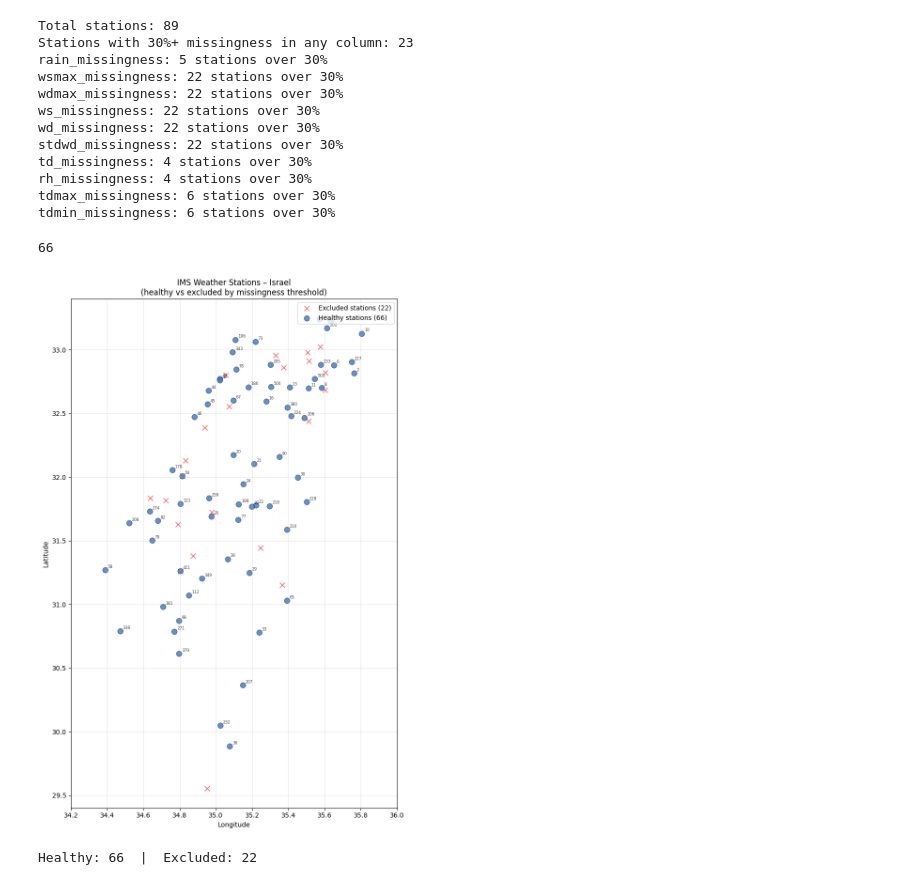
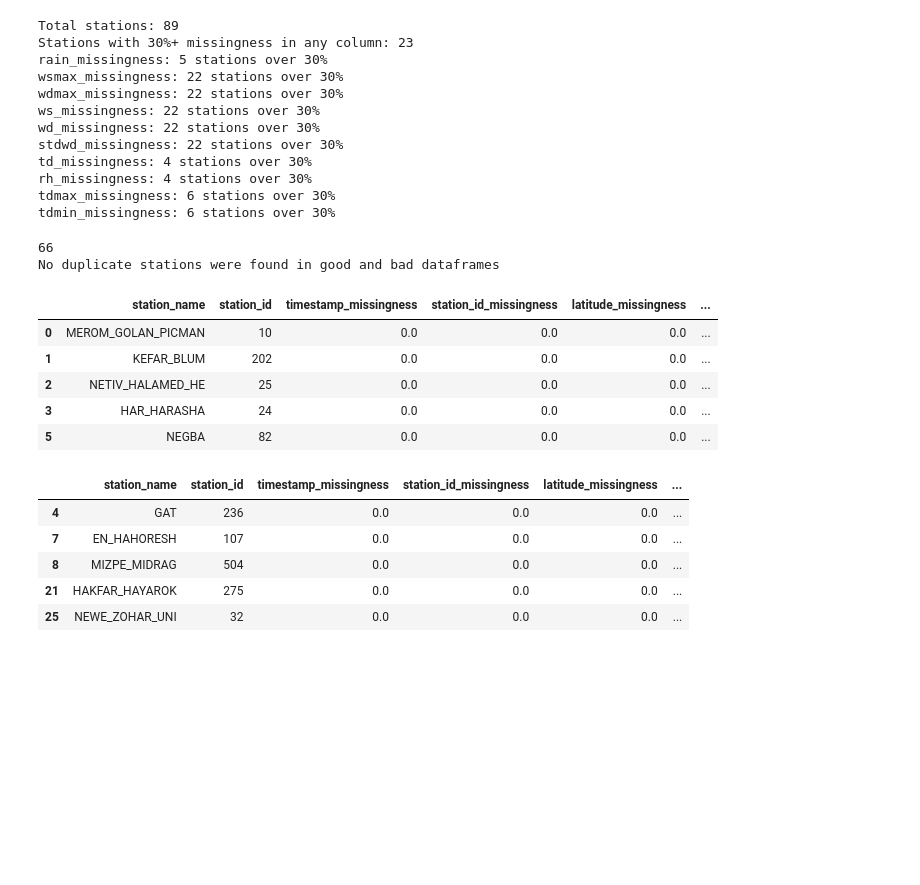
Before and after one commit to jadosh123/SparseData-AI-Precipitation-Forecasting, a Jupyter notebook: src/weather_engine/data_inspection.ipynb, the cells around one changed output. Saved outputs shown, nothing was run; the diff lists cells and outputs as text; code cells hidden in the pictures; blank space fills up the shorter version.

```diff
--- a/src/weather_engine/data_inspection.ipynb
+++ b/src/weather_engine/data_inspection.ipynb
@@ -155,51 +157,33 @@ td_missingness: 4 stations over 30%
 rh_missingness: 4 stations over 30%
 tdmax_missingness: 6 stations over 30%
 tdmin_missingness: 6 stations over 30%
-# %%
-df_survived_stations = final_report_df[~final_report_df['station_id'].isin(df_bad_stations['station_id'])]
-print(len(df_survived_stations))
-# %% [output]
-66
-# %%
-%matplotlib inline
-import matplotlib.pyplot as plt
-
-coords = station_coords_df.copy()
-coords['station_id'] = coords['station_id'].astype(float).astype(int).astype(str)
-
-healthy_ids = set(df_survived_stations['station_id'].astype(str))
-bad_ids = set(df_bad_stations['station_id'].astype(str))
-
-healthy_coords = coords[coords['station_id'].isin(healthy_ids)]
-bad_coords = coords[coords['station_id'].isin(bad_ids)]
-
-fig, ax = plt.subplots(figsize=(8, 12))
-ax.set_xlim(34.2, 36.0)
-ax.set_ylim(29.4, 33.4)
-
-ax.scatter(bad_coords['longitude'], bad_coords['latitude'],
-           c='red', alpha=0.6, s=60, marker='x', linewidths=1.2,
-           label=f'Excluded stations ({len(bad_coords)})')
-
-ax.scatter(healthy_coords['longitude'], healthy_coords['latitude'],
-           c='steelblue', alpha=0.85, s=70, edgecolors='navy', linewidths=0.5,
-           label=f'Healthy stations ({len(healthy_coords)})')
-
-for _, row in healthy_coords.iterrows():
-    ax.annotate(row['station_id'],
-                xy=(row['longitude'], row['latitude']),
-                xytext=(4, 3), textcoords='offset points',
-                fontsize=6, alpha=0.75)
-
-ax.set_xlabel('Longitude')
-ax.set_ylabel('Latitude')
-ax.set_title('IMS Weather Stations – Israel\n(healthy vs excluded by missingness threshold)', fontsize=12)
-ax.legend(loc='upper right')
-ax.grid(True, alpha=0.3)
-
-plt.tight_layout()
-plt.show()
-print(f"Healthy: {len(healthy_coords)}  |  Excluded: {len(bad_coords)}")
-# %% [output]
-[figure, removed]
-Healthy: 66  |  Excluded: 22
+# %%
+df_survived_stations = final_report_df[~final_report_df['station_id'].isin(df_bad_stations['station_id'])]
+print(len(df_survived_stations))
+
+good_ids = df_survived_stations['station_id']
+bad_ids = df_bad_stations['station_id']
+shared = good_ids[good_ids.isin(bad_ids)]
+
+if len(shared) > 0:
+    print('Detected duplicated station in good and bad dataframes')
+else:
+    print('No duplicate stations were found in good and bad dataframes')
+
+display(df_survived_stations.head())
+display(df_bad_stations.head())
+# %% [output]
+66
+No duplicate stations were found in good and bad dataframes
+|  | station_name | station_id | timestamp_missingness | station_id_missingness | latitude_missingness | ... |
+| 0 | MEROM_GOLAN_PICMAN | 10 | 0.0 | 0.0 | 0.0 | ... |
+| 1 | KEFAR_BLUM | 202 | 0.0 | 0.0 | 0.0 | ... |
+| 2 | NETIV_HALAMED_HE | 25 | 0.0 | 0.0 | 0.0 | ... |
+| 3 | HAR_HARASHA | 24 | 0.0 | 0.0 | 0.0 | ... |
+| 5 | NEGBA | 82 | 0.0 | 0.0 | 0.0 | ... |
+|  | station_name | station_id | timestamp_missingness | station_id_missingness | latitude_missingness | ... |
+| 4 | GAT | 236 | 0.0 | 0.0 | 0.0 | ... |
+| 7 | EN_HAHORESH | 107 | 0.0 | 0.0 | 0.0 | ... |
+| 8 | MIZPE_MIDRAG | 504 | 0.0 | 0.0 | 0.0 | ... |
+| 21 | HAKFAR_HAYAROK | 275 | 0.0 | 0.0 | 0.0 | ... |
+| 25 | NEWE_ZOHAR_UNI | 32 | 0.0 | 0.0 | 0.0 | ... |
```
Also changed, not shown: parts of 3 cells of this notebook, 1 other file.
